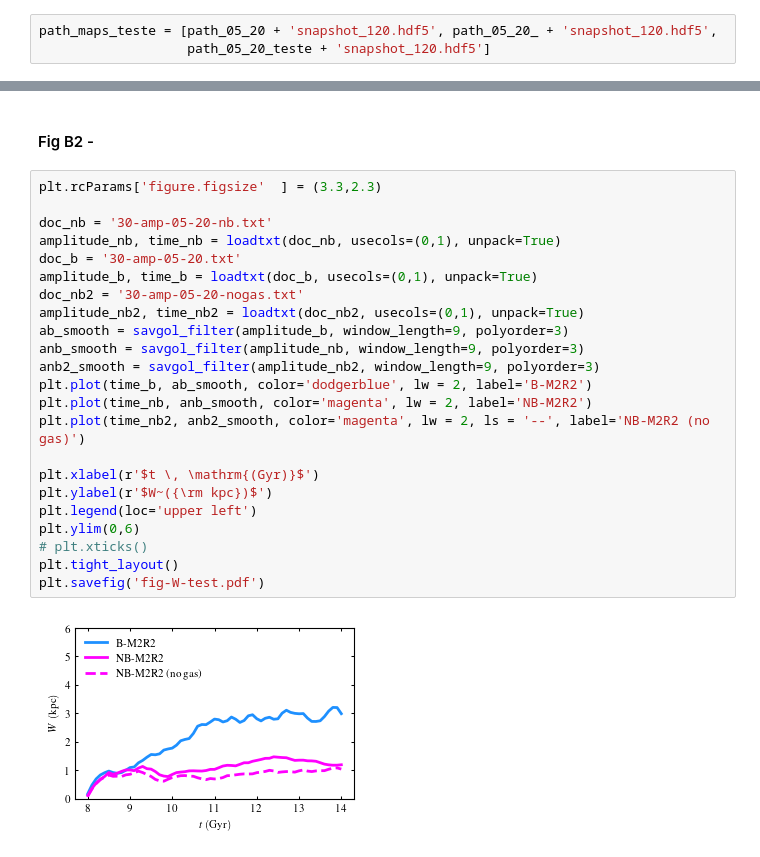
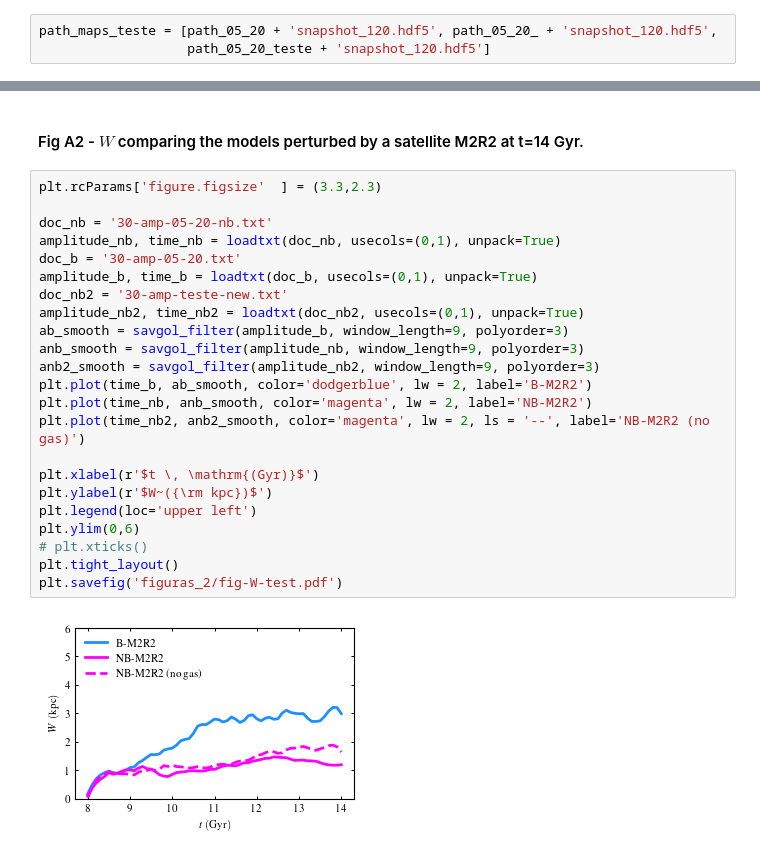
Before and after one commit to AndressaWille/astronomia, a Jupyter notebook: simulacoes mestrado/artigo-corr.ipynb, the cells around one changed output, grey strips where cells are left out. Cells and saved outputs as stored; diff of their text form.

Commit message:
plots artigo corrigido

```diff
--- a/simulacoes mestrado/artigo-corr.ipynb
+++ b/simulacoes mestrado/artigo-corr.ipynb
@@ -2285,27 +2460,27 @@ plt.savefig('fig-maps-test-1.pdf')
 # %% [markdown]
-#### Fig B2 -
+#### Fig A2 - $W$ comparing the models perturbed by a satellite M2R2 at t=14 Gyr.
 # %%
 plt.rcParams['figure.figsize'  ] = (3.3,2.3)
 
 doc_nb = '30-amp-05-20-nb.txt'
 amplitude_nb, time_nb = loadtxt(doc_nb, usecols=(0,1), unpack=True)
 doc_b = '30-amp-05-20.txt'
 amplitude_b, time_b = loadtxt(doc_b, usecols=(0,1), unpack=True)
-doc_nb2 = '30-amp-05-20-nogas.txt'
+doc_nb2 = '30-amp-teste-new.txt'
 amplitude_nb2, time_nb2 = loadtxt(doc_nb2, usecols=(0,1), unpack=True)
 ab_smooth = savgol_filter(amplitude_b, window_length=9, polyorder=3)
 anb_smooth = savgol_filter(amplitude_nb, window_length=9, polyorder=3)
 anb2_smooth = savgol_filter(amplitude_nb2, window_length=9, polyorder=3)
 plt.plot(time_b, ab_smooth, color='dodgerblue', lw = 2, label='B-M2R2')
 plt.plot(time_nb, anb_smooth, color='magenta', lw = 2, label='NB-M2R2')
 plt.plot(time_nb2, anb2_smooth, color='magenta', lw = 2, ls = '--', label='NB-M2R2 (no gas)')
 
 plt.xlabel(r'$t \, \mathrm{(Gyr)}$')
 plt.ylabel(r'$W~({\rm kpc})$')
 plt.legend(loc='upper left')
 plt.ylim(0,6)
 # plt.xticks()
 plt.tight_layout()
-plt.savefig('fig-W-test.pdf')
+plt.savefig('figuras_2/fig-W-test.pdf')
 # %% [output]
-[figure, old version]
+[figure, new version]
```
Also changed, not shown: parts of 30 cells of this notebook.
